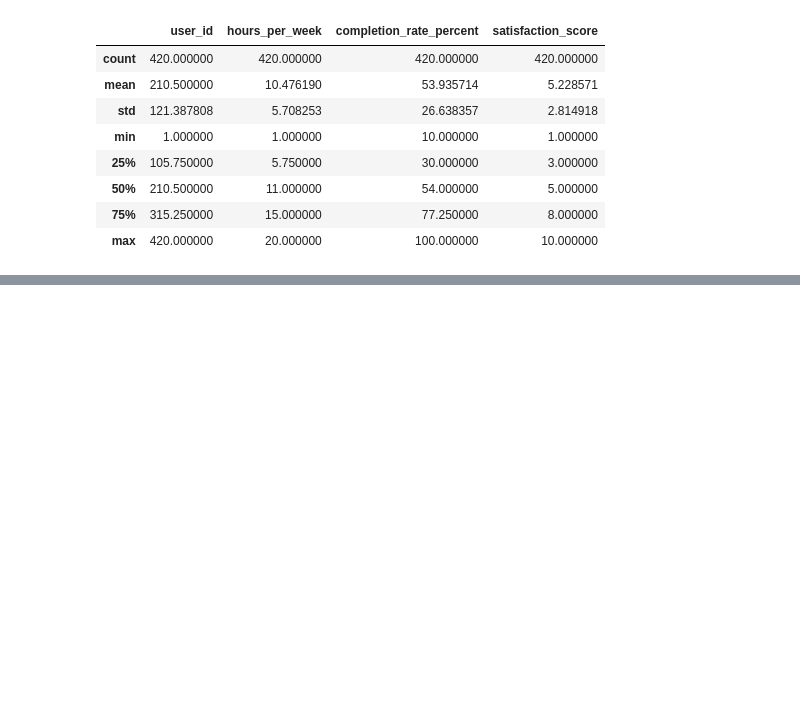
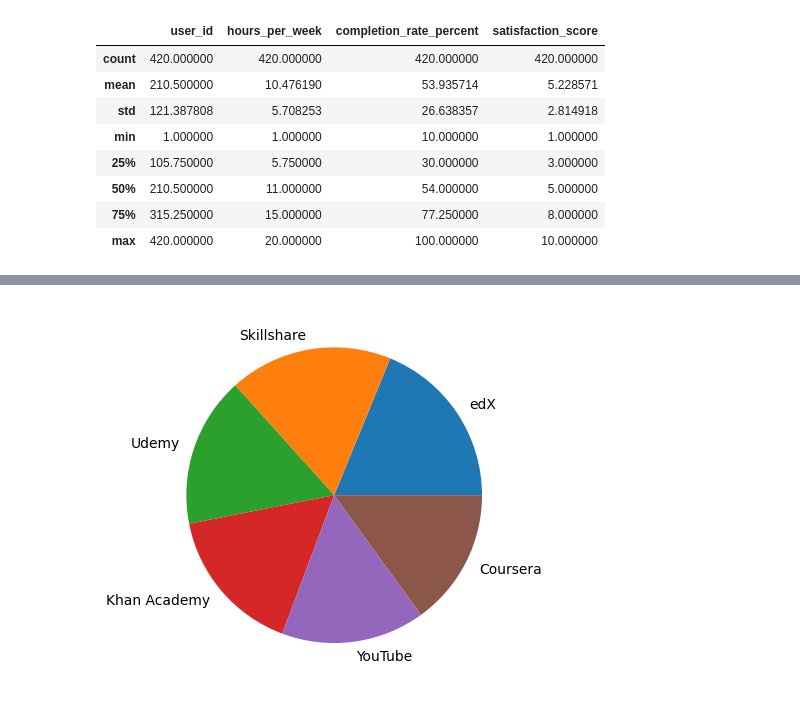
Before and after one commit to JosephRidge/Analysis101, a Jupyter notebook: online_learning_platform_usage.ipynb, the cells around one changed output, grey strips where cells are left out. Cells and saved outputs as stored; diff of their text form; code cells hidden in the pictures; blank space fills up the shorter version.

```diff
--- a/online_learning_platform_usage.ipynb
+++ b/online_learning_platform_usage.ipynb
@@ -180,0 +214,5 @@ Insights:
+# %%
+label, data = getLabelData(learning_df, 'primary_platform')
+plotPieChart(label, data )
+# %% [output]
+[figure, added]
```
Also changed, not shown: parts of 10 cells of this notebook.
